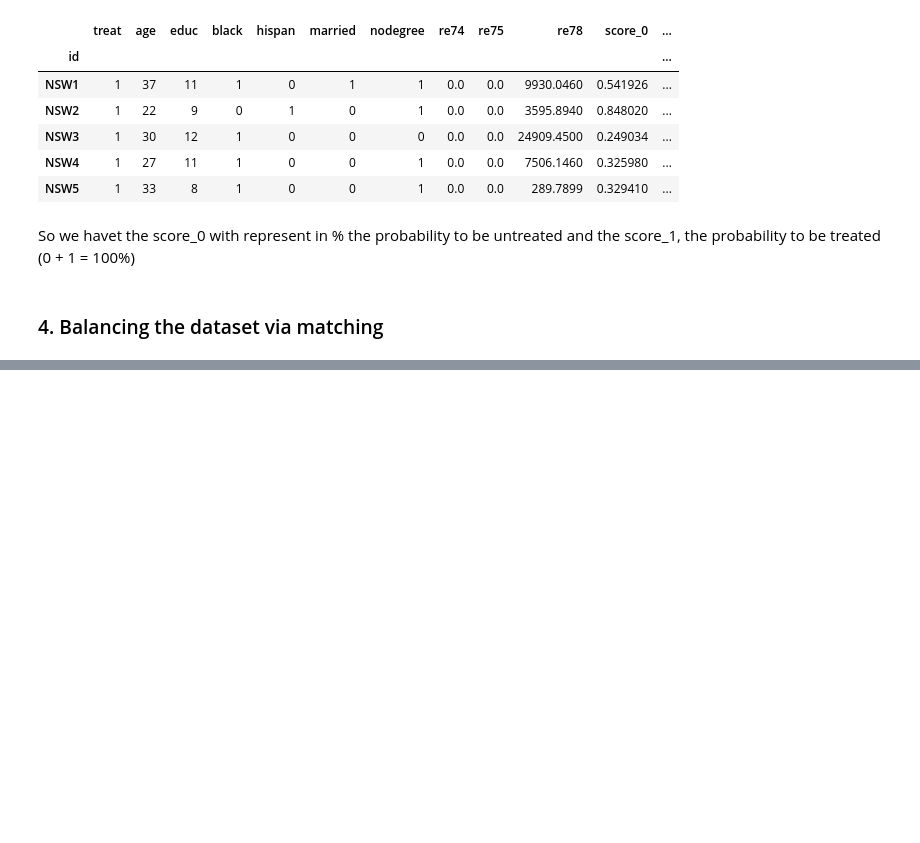
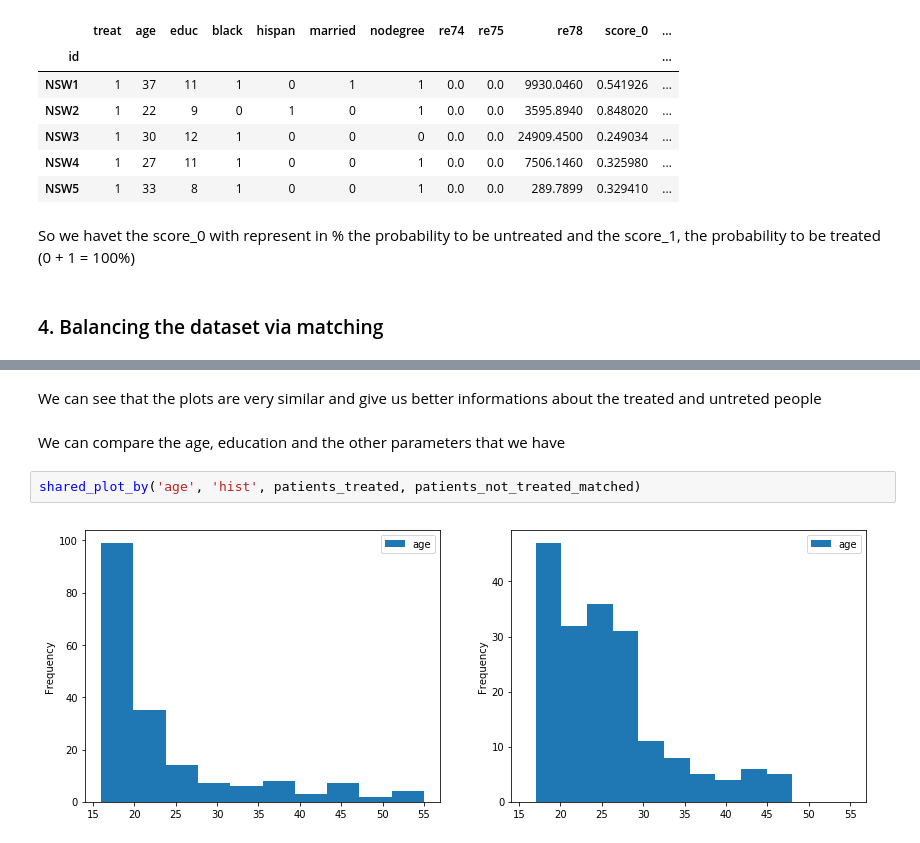
Before and after one commit to IsaacLeimgruber/ADA_labs_repo, a Jupyter notebook: 04 - Applied ML/HW04_Kevin.ipynb, the cells around one changed output, grey strips where cells are left out. Cells and saved outputs as stored; diff of their text form; blank space fills up the shorter version.

```diff
--- a/04 - Applied ML/HW04_Kevin.ipynb
+++ b/04 - Applied ML/HW04_Kevin.ipynb
@@ -293,0 +419,8 @@ So we havet the score_0 with represent in % the probability to be untreated and
+# %% [markdown]
+We can see that the plots are very similar and give us better informations about the treated and untreted people
+# %% [markdown]
+We can compare the age, education and the other parameters that we have
+# %%
+shared_plot_by('age', 'hist', patients_treated, patients_not_treated_matched)
+# %% [output]
+[figure, added]
```
Also changed, not shown: parts of 31 cells of this notebook.
